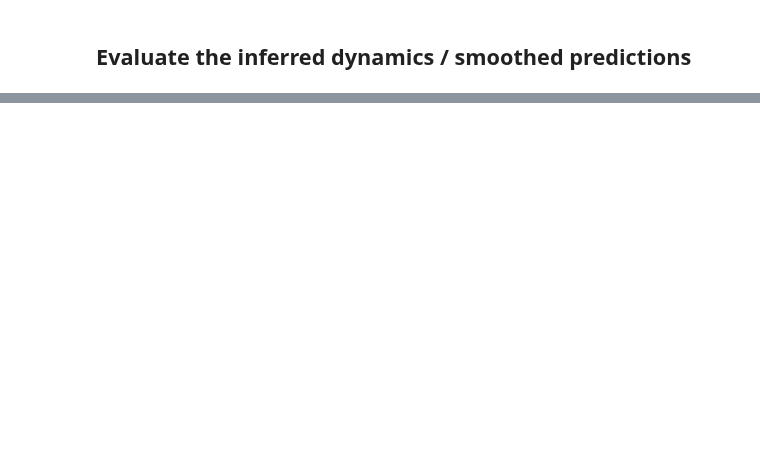
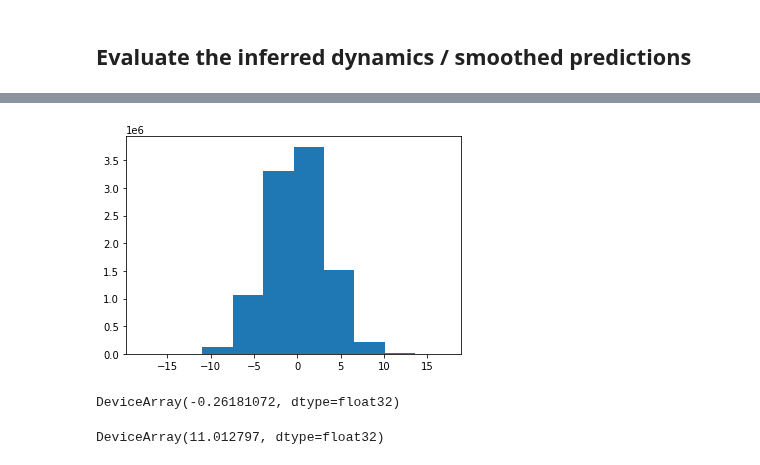
Before and after one commit to lindermanlab/ssm-jax, a Jupyter notebook: notebooks/gaussian-lds-example.ipynb, the cells around one changed output, grey strips where cells are left out. Cells and saved outputs as stored; diff of their text form; code cells hidden in the pictures; blank space fills up the shorter version.

```diff
--- a/notebooks/gaussian-lds-example.ipynb
+++ b/notebooks/gaussian-lds-example.ipynb
@@ -292,0 +309,19 @@ for trial_idx in range(2):
+# %%
+sig_p = np.sqrt(10.0)
+sig_y = np.sqrt(1.0)
+
+dist = tfd.Normal(0.0, np.sqrt((sig_p ** 2) + (sig_y ** 2)))
+
+samples = dist.sample(seed=jr.PRNGKey(0), sample_shape=(10000000, ))
+
+plt.hist(onp.asarray(onp.squeeze(samples)), bins=10);
+# %% [output]
+[figure, added]
+# %%
+dist.log_prob(samples).mean() / 10
+# %% [output]
+DeviceArray(-0.26181072, dtype=float32)
+# %%
+np.square(samples.std())
+# %% [output]
+DeviceArray(11.012797, dtype=float32)
```
Also changed, not shown: parts of 13 cells of this notebook, 3 other files.
